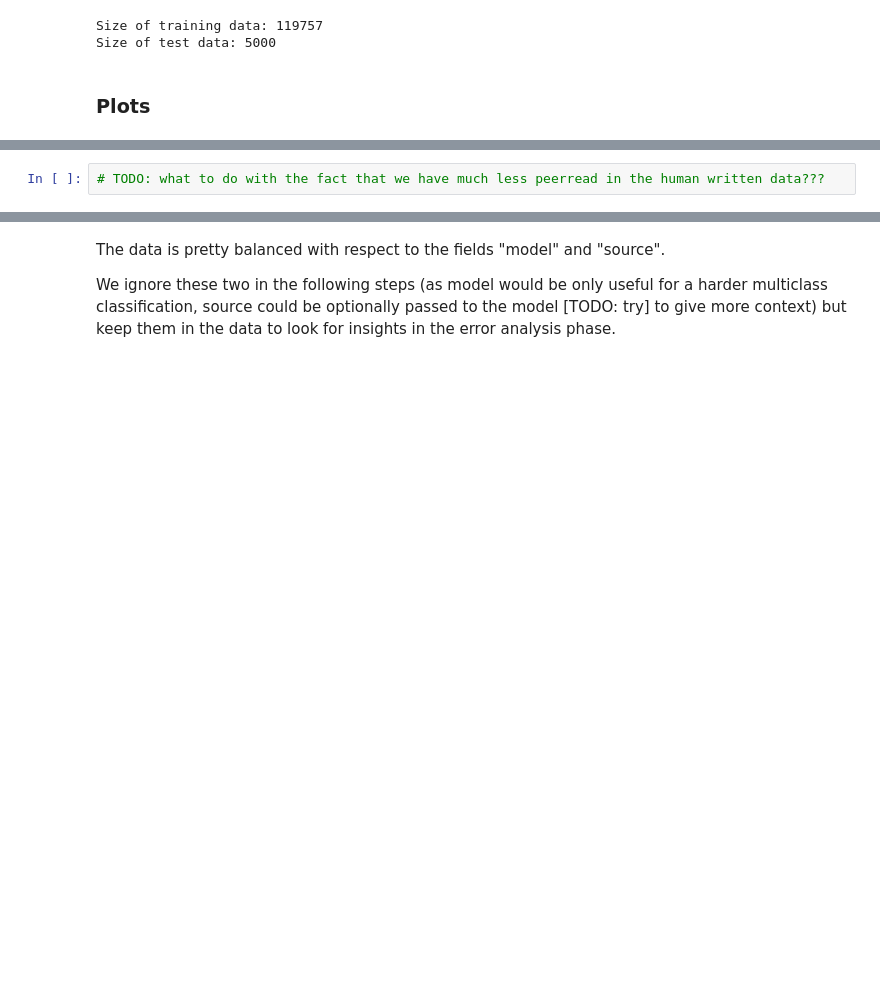
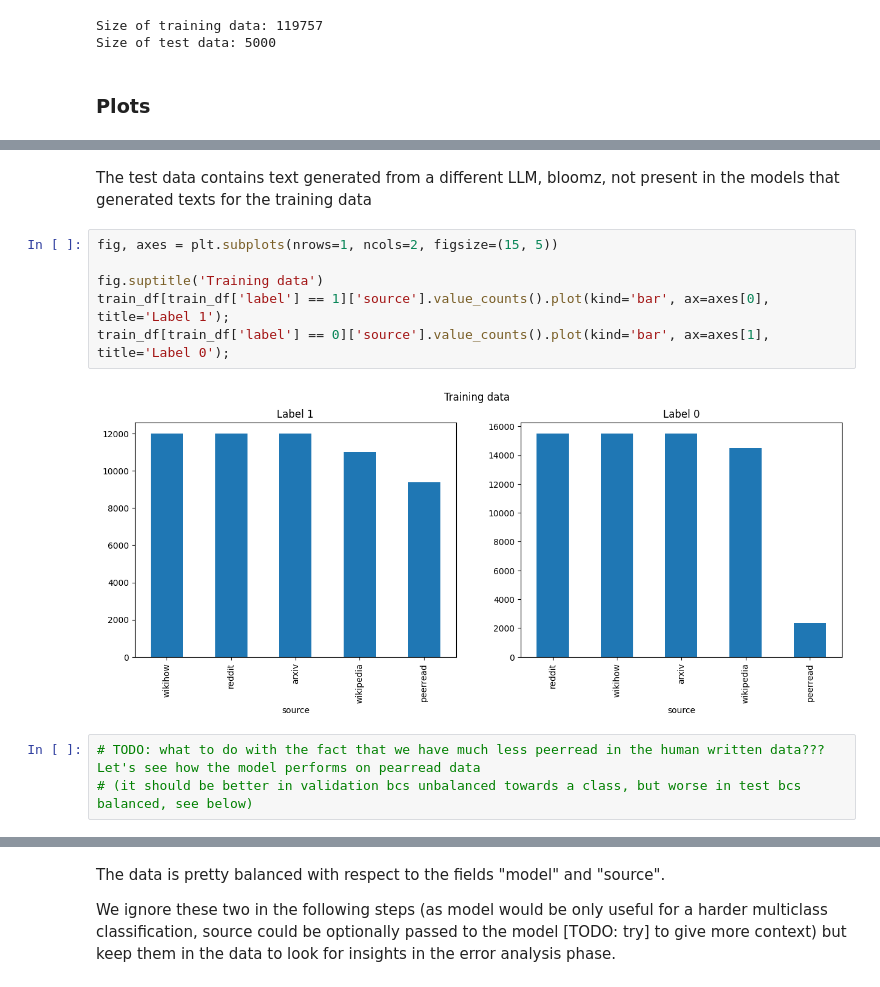
Before and after one commit to edomerli/machine-generated-text-classification, a Jupyter notebook: main.ipynb, the cells around one changed output, grey strips where cells are left out. Saved outputs shown, nothing was run; the diff lists cells and outputs as text; blank space fills up the shorter version.

```diff
--- a/main.ipynb
+++ b/main.ipynb
@@ -76,2 +99,13 @@ train_df_stats[train_df_stats['label'] == 0]['source'].value_counts().plot(kind=
+# %% [markdown]
+The test data contains text generated from a different LLM, bloomz, not present in the models that generated texts for the training data
+# %%
+fig, axes = plt.subplots(nrows=1, ncols=2, figsize=(15, 5))
+
+fig.suptitle('Training data')
+train_df[train_df['label'] == 1]['source'].value_counts().plot(kind='bar', ax=axes[0], title='Label 1');
+train_df[train_df['label'] == 0]['source'].value_counts().plot(kind='bar', ax=axes[1], title='Label 0');
+# %% [output]
+[figure, added]
 # %%
-# TODO: what to do with the fact that we have much less peerread in the human written data???
+# TODO: what to do with the fact that we have much less peerread in the human written data??? Let's see how the model performs on pearread data
+# (it should be better in validation bcs unbalanced towards a class, but worse in test bcs balanced, see below)
```
Also changed, not shown: parts of 30 cells of this notebook.
